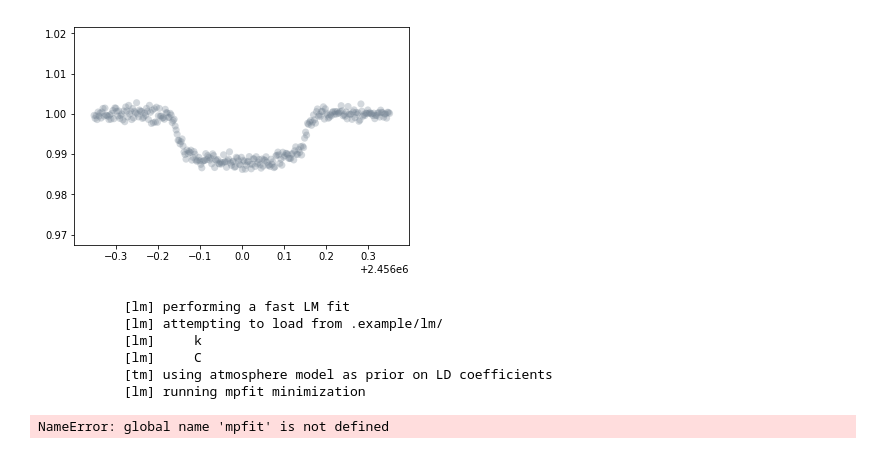
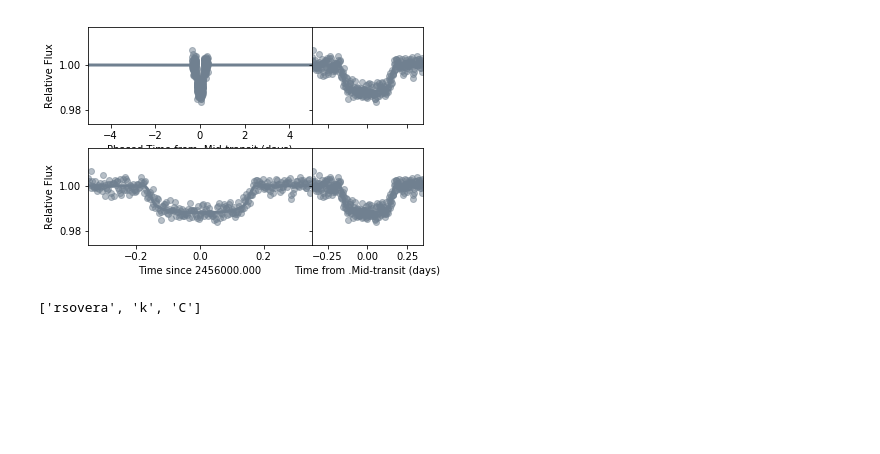
Before and after one commit to zkbt/transit, a Jupyter notebook: notebooks/testing.ipynb, the cells around one changed output. Drawn from its saved outputs; the diff is of its cells as text; code cells hidden in the pictures; blank space fills up the shorter version.

```diff
--- a/notebooks/testing.ipynb
+++ b/notebooks/testing.ipynb
@@ -42,20 +32,14 @@ tlc.linkModel(tm)
-# %%
-m = tm.planet_model(t=bjd)
-tlc.flux = m+np.random.normal(0, 1, len(bjd))*fluxerr
-tlc.plot(alpha=0.3)
-# %% [output]
-[figure, removed]
+# %%
+tlc.ready = False
+tlc.LightcurvePlots()
+# %% [output]
+[figure, added]
 # %%
-tm.planet.rp_over_rs.float(0.1, [0.05, 0.15])
-tm.instrument.C.float(1, [0.99,1.01])
-tm.fastfit()
-tlc.LightcurvePlots()
-#tm.plot()
+tm.planet.rp_over_rs.float(0.09, [0.05, 0.15])
+tm.planet.rsovera.float(0.09, [0.05, 0.2])
+
+tm.instrument.C.float(1.001, [0.99,1.01])
+tm.defineParameterList()
+tm.floating
 # %% [output]
-           [lm] performing a fast LM fit
-           [lm] attempting to load from .example/lm/
-           [lm]     k
-           [lm]     C
-           [tm] using atmosphere model as prior on LD coefficients
-           [lm] running mpfit minimization
+['rsovera', 'k', 'C']
-NameError: global name 'mpfit' is not defined
```
Also changed, not shown: parts of 14 cells of this notebook, 16 other files.
